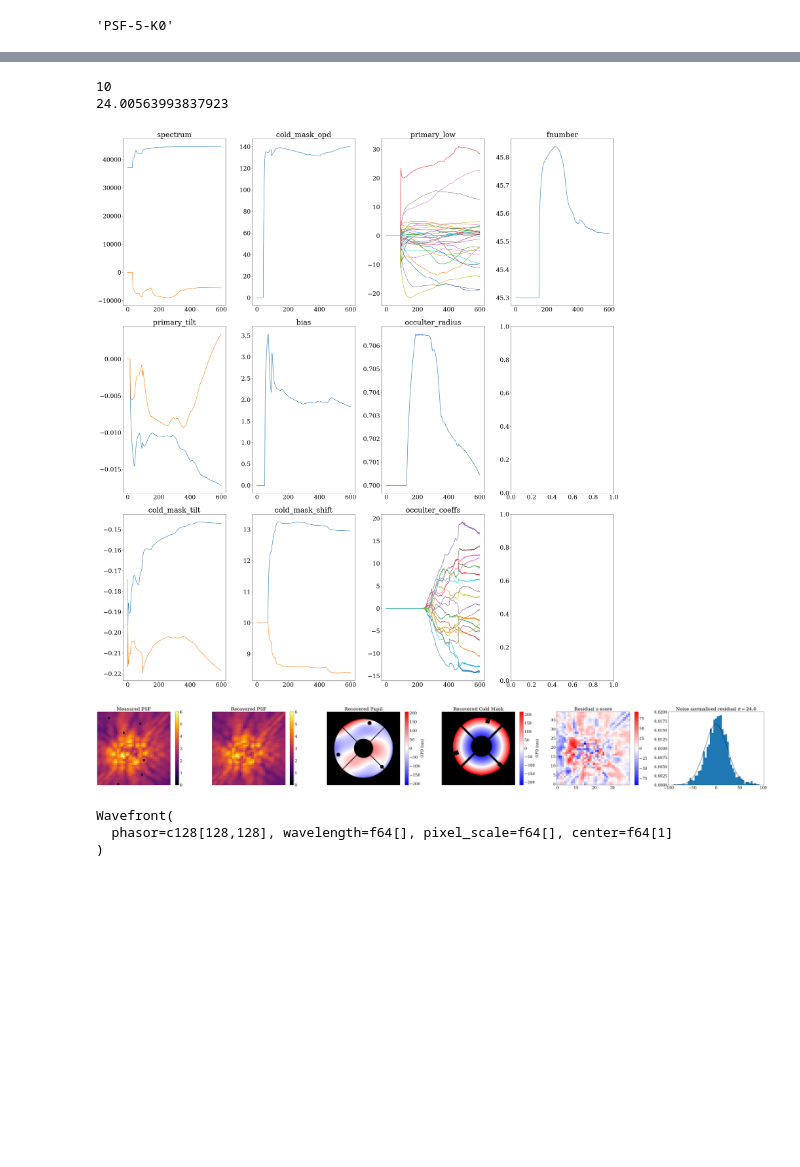
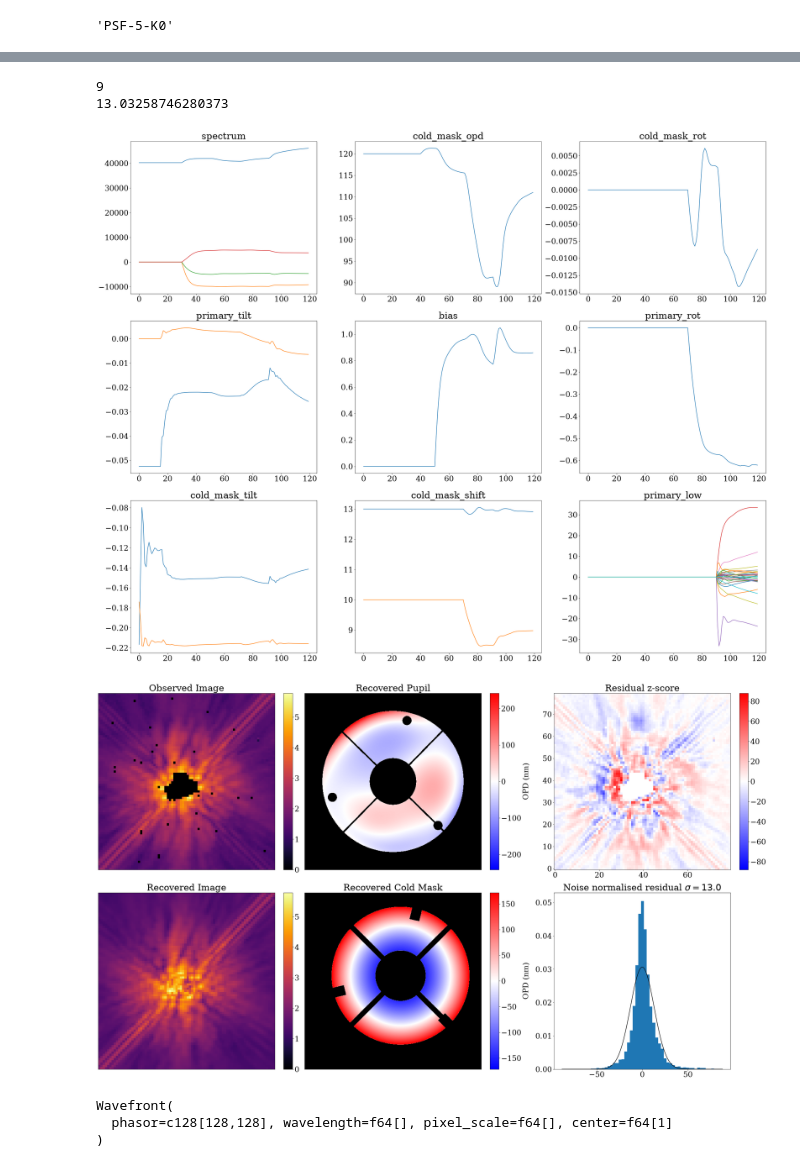
Before and after one commit to h-greer/hubble, a Jupyter notebook: notebooks/calibrator-fit.ipynb, the cells around one changed output, grey strips where cells are left out. Cells and saved outputs as stored; diff of their text form; code cells hidden in the pictures; blank space fills up the shorter version.

```diff
--- a/notebooks/calibrator-fit.ipynb
+++ b/notebooks/calibrator-fit.ipynb
@@ -225,17 +235,21 @@ g = 5e-2
 """
 
 things = {
-    "primary_opd": sgd(g*3, 0),
+    "primary_opd": sgd(g*0.5, 0),
+
     "spectrum": sgd(g*3, 0),
     "primary_tilt": sgd(g*3, 0),
-    "cold_mask_tilt": sgd(g*1, 0),
+    "cold_mask_tilt": sgd(g*3, 0),
     "cold_mask_opd": sgd(g*1, 0),
 
-    "bias": sgd(g*3, 50),
-    "cold_mask_shift": sgd(g*1, 0),
-    "primary_low": sgd(g*3, 0),
-    "occulter_radius": sgd(g*3., 0),
-    "fnumber": sgd(g*2., 0),
+    "bias": sgd(g*3, 0),
+    "cold_mask_shift": sgd(g*3, 0),
+    "cold_mask_rot": sgd(g*0.2, 0),
+    "primary_rot": sgd(g*1, 0),
+
+    "primary_low": sgd(g*1, 0),
+
+
 }
 
 things_start = {
@@ -245,11 +259,18 @@ things_start = {
     "cold_mask_opd": sgd(g*1, 40),
 
     "bias": sgd(g*3, 50),
-    "cold_mask_shift": sgd(g*1, 70),
-    "primary_low": sgd(g*3, 90),
-    "occulter_radius": sgd(g*0.3, 130),
-    "occulter_coeffs": sgd(g*2, 200),
-    "fnumber": sgd(g*2., 150),
+    "cold_mask_shift": sgd(g*3, 70),
+    "cold_mask_rot": sgd(g*0.2, 70),
+    "primary_rot": sgd(g*1, 70),
+
+    "primary_low": sgd(g*0.5, 90),
+
+    # "cold_mask_scale": sgd(g*5, 120),
+    # "cold_mask_shear": sgd(g*10, 120),
+
+    # "occulter_radius": sgd(g*0.3, 150),
+    # "occulter_coeffs": sgd(g*2, 200),
+    # # "fnumber": sgd(g*2., 150),
 }
 
 groups = list(things.keys())
@@ -257,7 +278,7 @@ groups = list(things.keys())
 orig_params = params.params
 opt_params = set_array({k:orig_params[k] for k in orig_params if k in things_start})
 # %%
-losses, params_history = optimise_new(opt_params, model_single, exposures_single, things_start, 600, nbatches=4)
+losses, params_history = optimise_new(opt_params, model_single, exposures_single, things_start, 120, nbatches=10)
 # %%
 plt.plot(losses[:])
 # %% [output]
@@ -266,8 +287,8 @@ plt.plot(losses[:])
 # %%
 plot_params(params_history, list(things_start.keys()), xw = 3)
-plot_comparison(model_single, ModelParams(params_history[-1]), exposures_single, quadrature=False)
+plot_comparison(model_single, ModelParams(params_history[-1]), exposures_single, percentile=100, quadrature=False, wf_size=512)
 # %% [output]
-10
-24.00563993837923
+9
+13.03258746280373
-[figure, old version]
+[figure, new version]
-[figure, old version]
+[figure, new version]
```
Also changed, not shown: parts of 19 cells of this notebook, 5 other files.
